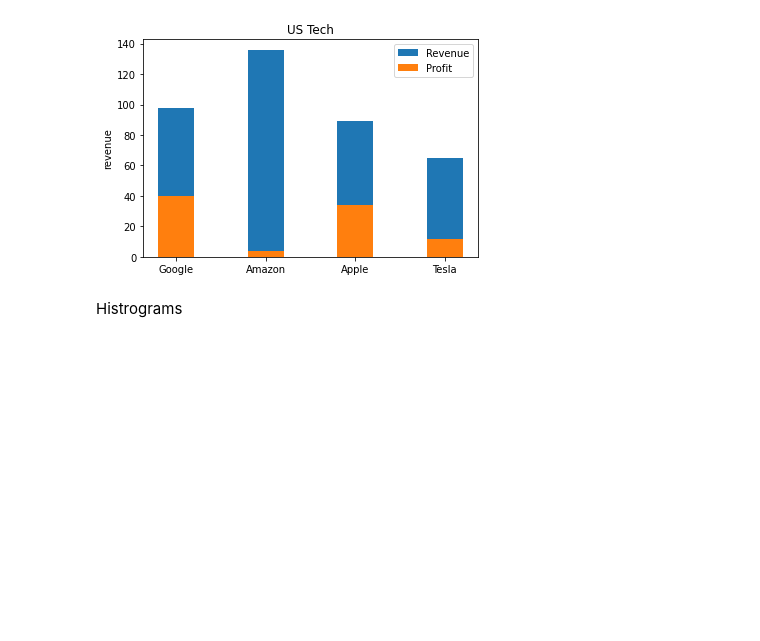
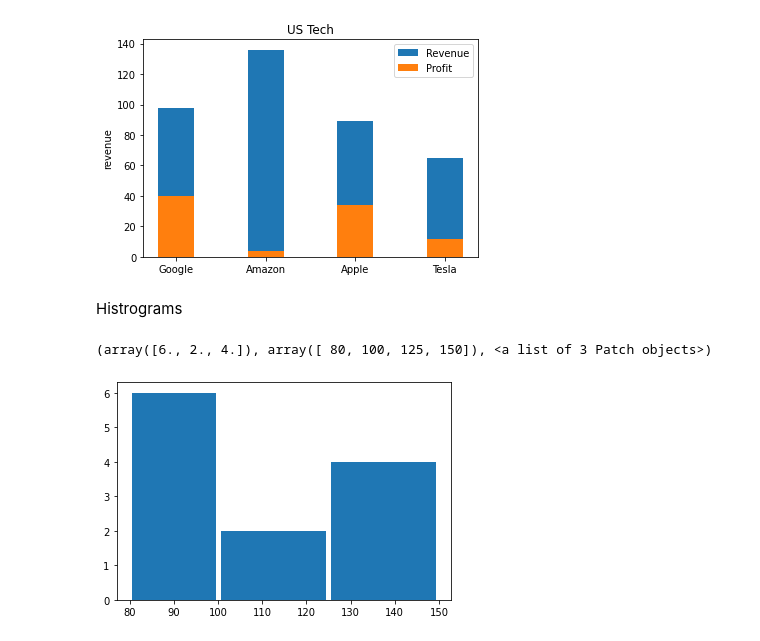
Before and after one commit to Void-Brain70/Matplotlib, a Jupyter notebook: Matplotlib.ipynb, the cells around one changed output. Drawn from its saved outputs; the diff is of its cells as text; code cells hidden in the pictures; blank space fills up the shorter version.

```diff
--- a/Matplotlib.ipynb
+++ b/Matplotlib.ipynb
@@ -87,3 +87,13 @@ plt.legend()
 [figure]
 # %% [markdown]
 Histrograms
+# %%
+import matplotlib.pyplot as plt
+import numpy as np
+
+b_s = [113,85,90,150,149,88,93,115,135,80,77,82,129]
+
+plt.hist(b_s,bins=[80,100,125,150],rwidth=0.95)#histtype='step'
+# %% [output]
+(array([6., 2., 4.]), array([ 80, 100, 125, 150]), <a list of 3 Patch objects>)
+[figure, added]
```
Also changed, not shown: parts of 2 cells of this notebook.
